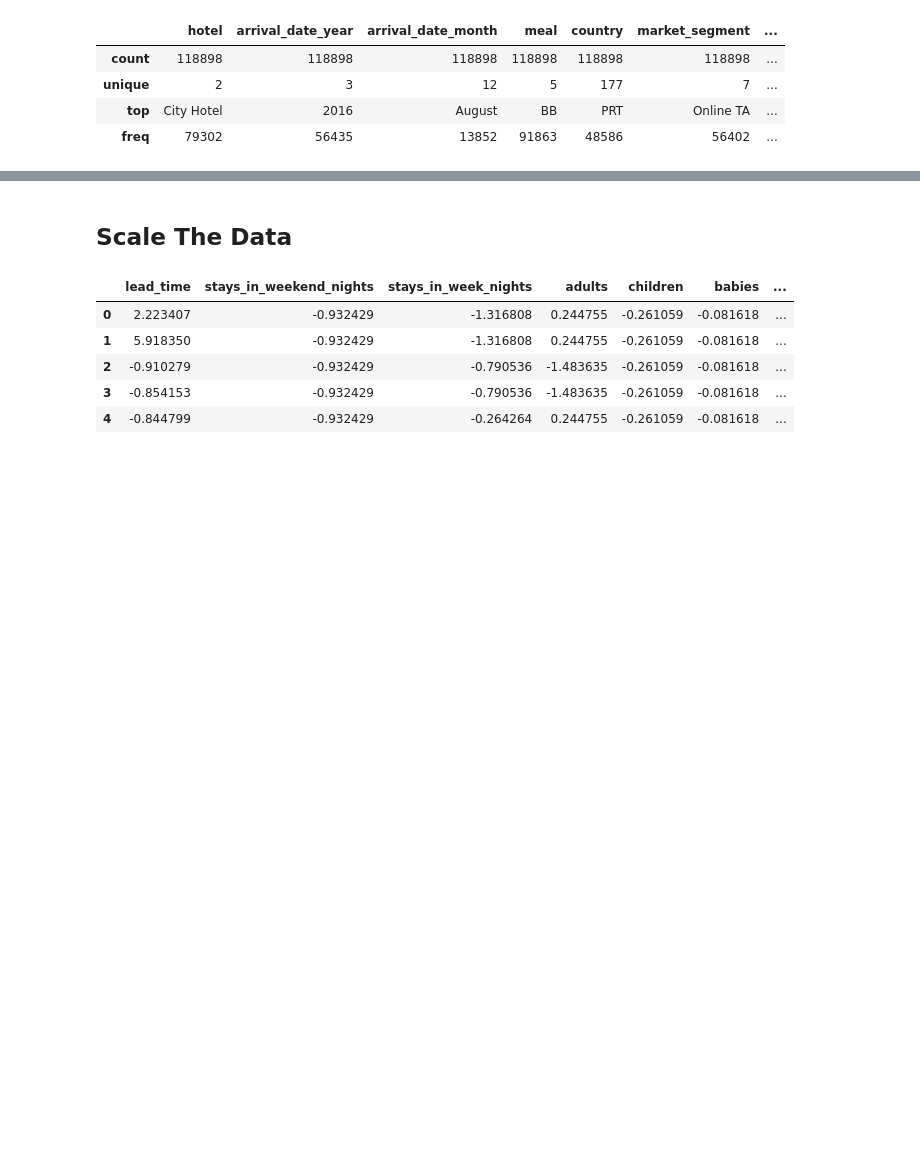
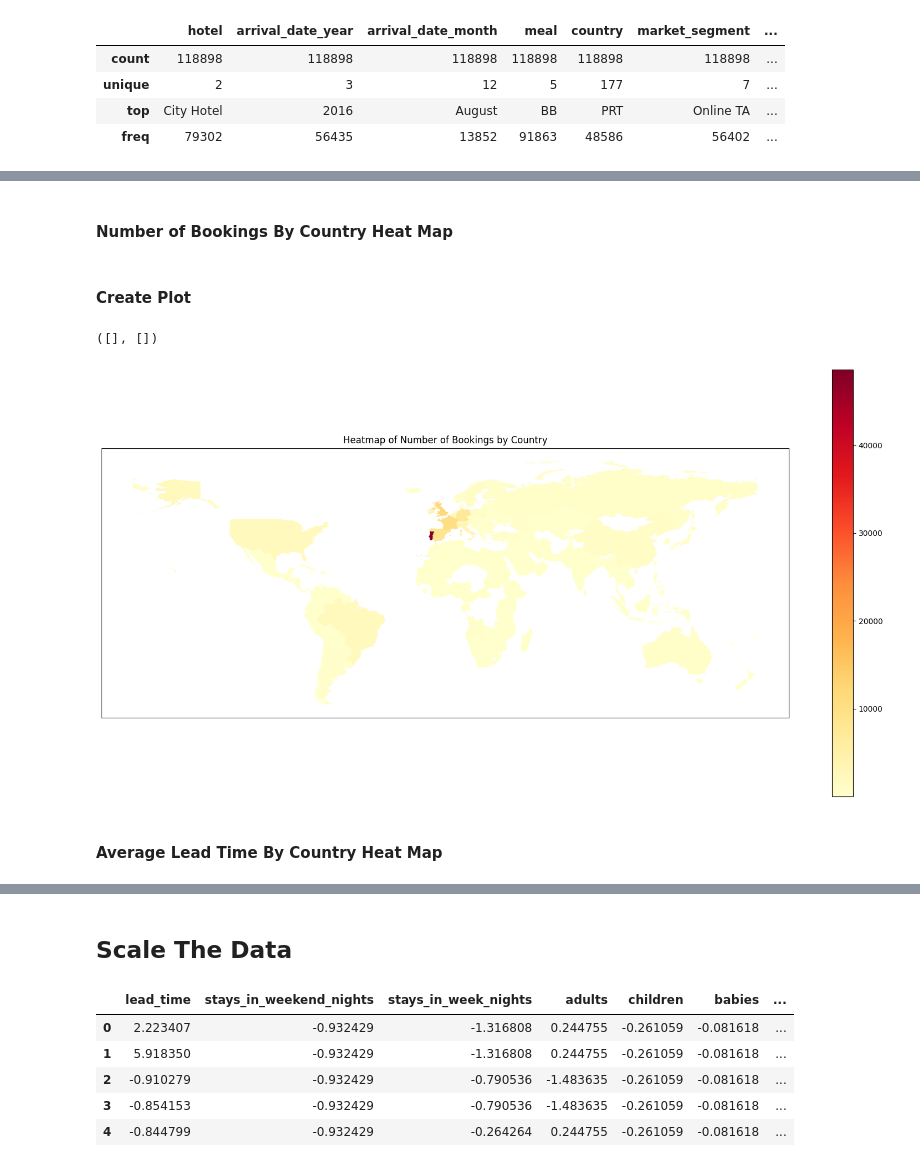
Before and after one commit to TraceGrain1/si618_final_project, a Jupyter notebook: Final_Project_Notebook.ipynb, the cells around one changed output, grey strips where cells are left out. Drawn from its saved outputs; the diff is of its cells as text; code cells hidden in the pictures; blank space fills up the shorter version.

```diff
--- a/Final_Project_Notebook.ipynb
+++ b/Final_Project_Notebook.ipynb
@@ -347,0 +433,27 @@ hotel_bookings.drop([
+# %% [markdown]
+#### Number of Bookings By Country Heat Map
+# %%
+# Group the data by country and count how many observations there are for each country
+country_count = merged_df.groupby('iso3')['is_canceled'].count().reset_index()
+
+# merge back in the world_shape_df data set
+country_count = pd.merge(country_count, world_shape_df, on='iso3', how='left')
+
+# drop columns from the data set
+country_count.drop(['status', 'color_code', 'name', 'continent', 'region', 'iso_3166_1_', 'french_shor'], axis=1, inplace=True)
+
+# convert country_count to a geopandas data frame
+country_count = gpd.GeoDataFrame(country_count)
+# %% [markdown]
+#### Create Plot
+# %%
+fig, ax = plt.subplots(figsize=(20, 10))
+country_count.plot(column='is_canceled', cmap='YlOrRd', ax=ax, legend=True)
+plt.title('Heatmap of Number of Bookings by Country')
+plt.xticks([])
+plt.yticks([])
+# %% [output]
+([], [])
+[figure, added]
+# %% [markdown]
+#### Average Lead Time By Country Heat Map
```
Also changed, not shown: parts of 60 cells of this notebook, 4 other files.
